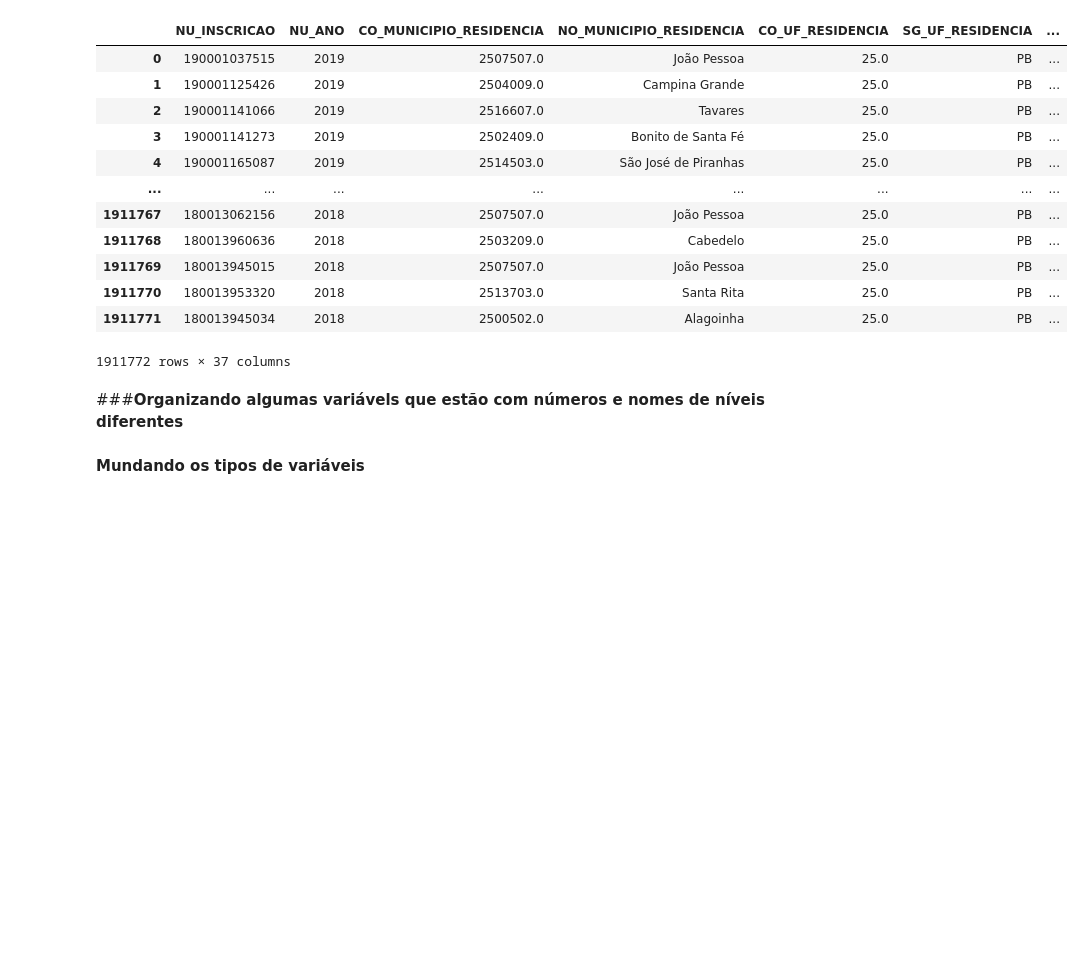
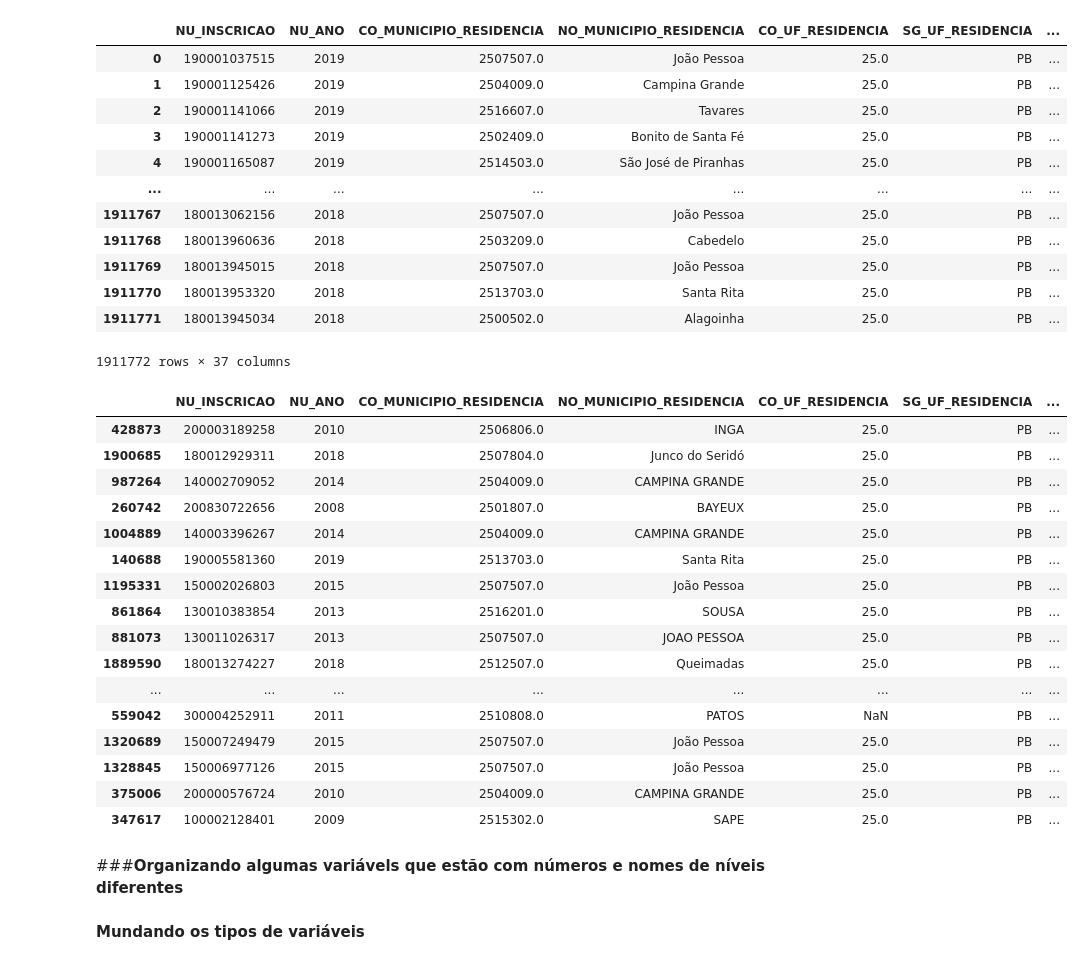
Before and after one commit to mariaeco/ICD_project_Maria, a Jupyter notebook: ProjetoICD_OrganizacaoDadosTemporal.ipynb, the cells around one changed output. Drawn from its saved outputs; the diff is of its cells as text; code cells hidden in the pictures; blank space fills up the shorter version.

```diff
--- a/ProjetoICD_OrganizacaoDadosTemporal.ipynb
+++ b/ProjetoICD_OrganizacaoDadosTemporal.ipynb
@@ -1595,6 +1727,20 @@ enem_ano.rename(columns = {'Q001':'Q1',
 # FAZENDO UMA GAMBIARRA AQUI, CRIANDO O TP_PRESENCA A PARTIR DO DADO DO TP_PRESENCA_MT, q é no segundo dia.
 enem_ano.rename({'TP_PRESENCA_MT':'TP_PRESENCA'}, axis=1, inplace=True)
 
+
+#FORCANDO O TIPO DE VARIÁVEL
+enem_ano.NU_NOTA_CN = pd.to_numeric(enem_ano.NU_NOTA_CN, errors='coerce')
+enem_ano.NU_NOTA_CH = pd.to_numeric(enem_ano.NU_NOTA_CH, errors='coerce')
+enem_ano.NU_NOTA_LC = pd.to_numeric(enem_ano.NU_NOTA_LC, errors='coerce')
+enem_ano.NU_NOTA_MT = pd.to_numeric(enem_ano.NU_NOTA_MT, errors='coerce')
+enem_ano.NU_NOTA_COMP1 = pd.to_numeric(enem_ano.NU_NOTA_COMP1, errors='coerce')
+enem_ano.NU_NOTA_COMP2 = pd.to_numeric(enem_ano.NU_NOTA_COMP2, errors='coerce')
+enem_ano.NU_NOTA_COMP3 = pd.to_numeric(enem_ano.NU_NOTA_COMP3, errors='coerce')
+enem_ano.NU_NOTA_COMP4 = pd.to_numeric(enem_ano.NU_NOTA_COMP4, errors='coerce')
+enem_ano.NU_NOTA_COMP5 = pd.to_numeric(enem_ano.NU_NOTA_COMP5, errors='coerce')
+enem_ano.NU_NOTA_REDACAO = pd.to_numeric(enem_ano.NU_NOTA_REDACAO, errors='coerce')
+
+
 # CALCULANDO A MEDIA
 
 enem_ano["NU_NOTA_OBJETIVA"] = enem_ano[['NU_NOTA_CN','NU_NOTA_CH','NU_NOTA_LC', 'NU_NOTA_MT']].mean(axis=1)
@@ -1676,6 +1822,20 @@ enem_ano.rename(columns = {'Q001':'Q1',
 # FAZENDO UMA GAMBIARRA AQUI, CRIANDO O TP_PRESENCA A PARTIR DO DADO DO TP_PRESENCA_MT, q é no segundo dia.
 enem_ano.rename({'TP_PRESENCA_MT':'TP_PRESENCA'}, axis=1, inplace=True)
 
+
+#FORCANDO O TIPO DE VARIÁVEL
+enem_ano.NU_NOTA_CN = pd.to_numeric(enem_ano.NU_NOTA_CN, errors='coerce')
+enem_ano.NU_NOTA_CH = pd.to_numeric(enem_ano.NU_NOTA_CH, errors='coerce')
+enem_ano.NU_NOTA_LC = pd.to_numeric(enem_ano.NU_NOTA_LC, errors='coerce')
+enem_ano.NU_NOTA_MT = pd.to_numeric(enem_ano.NU_NOTA_MT, errors='coerce')
+enem_ano.NU_NOTA_COMP1 = pd.to_numeric(enem_ano.NU_NOTA_COMP1, errors='coerce')
+enem_ano.NU_NOTA_COMP2 = pd.to_numeric(enem_ano.NU_NOTA_COMP2, errors='coerce')
+enem_ano.NU_NOTA_COMP3 = pd.to_numeric(enem_ano.NU_NOTA_COMP3, errors='coerce')
+enem_ano.NU_NOTA_COMP4 = pd.to_numeric(enem_ano.NU_NOTA_COMP4, errors='coerce')
+enem_ano.NU_NOTA_COMP5 = pd.to_numeric(enem_ano.NU_NOTA_COMP5, errors='coerce')
+enem_ano.NU_NOTA_REDACAO = pd.to_numeric(enem_ano.NU_NOTA_REDACAO, errors='coerce')
+
+
 # CALCULANDO A MEDIA
 
 enem_ano["NU_NOTA_OBJETIVA"] = enem_ano[['NU_NOTA_CN','NU_NOTA_CH','NU_NOTA_LC', 'NU_NOTA_MT']].mean(axis=1)
@@ -1757,6 +1917,20 @@ enem_ano.rename(columns = {'Q001':'Q1',
 # FAZENDO UMA GAMBIARRA AQUI, CRIANDO O TP_PRESENCA A PARTIR DO DADO DO TP_PRESENCA_MT, q é no segundo dia.
 enem_ano.rename({'TP_PRESENCA_MT':'TP_PRESENCA'}, axis=1, inplace=True)
 
+
+#FORCANDO O TIPO DE VARIÁVEL
+enem_ano.NU_NOTA_CN = pd.to_numeric(enem_ano.NU_NOTA_CN, errors='coerce')
+enem_ano.NU_NOTA_CH = pd.to_numeric(enem_ano.NU_NOTA_CH, errors='coerce')
+enem_ano.NU_NOTA_LC = pd.to_numeric(enem_ano.NU_NOTA_LC, errors='coerce')
+enem_ano.NU_NOTA_MT = pd.to_numeric(enem_ano.NU_NOTA_MT, errors='coerce')
+enem_ano.NU_NOTA_COMP1 = pd.to_numeric(enem_ano.NU_NOTA_COMP1, errors='coerce')
+enem_ano.NU_NOTA_COMP2 = pd.to_numeric(enem_ano.NU_NOTA_COMP2, errors='coerce')
+enem_ano.NU_NOTA_COMP3 = pd.to_numeric(enem_ano.NU_NOTA_COMP3, errors='coerce')
+enem_ano.NU_NOTA_COMP4 = pd.to_numeric(enem_ano.NU_NOTA_COMP4, errors='coerce')
+enem_ano.NU_NOTA_COMP5 = pd.to_numeric(enem_ano.NU_NOTA_COMP5, errors='coerce')
+enem_ano.NU_NOTA_REDACAO = pd.to_numeric(enem_ano.NU_NOTA_REDACAO, errors='coerce')
+
+
 # CALCULANDO A MEDIA
 
 enem_ano["NU_NOTA_OBJETIVA"] = enem_ano[['NU_NOTA_CN','NU_NOTA_CH','NU_NOTA_LC', 'NU_NOTA_MT']].mean(axis=1)
@@ -1911,6 +2085,26 @@ resultado.rename(columns = {'Q1': 'Escolaridade_Pai',
                            'Q24': 'Computador',
                            'Q25':'Internet'},
                 inplace = True)
+# %%
+ resultado.sample(20)
+# %% [output]
+|  | NU_INSCRICAO | NU_ANO | CO_MUNICIPIO_RESIDENCIA | NO_MUNICIPIO_RESIDENCIA | CO_UF_RESIDENCIA | SG_UF_RESIDENCIA | ... |
+| 428873 | 200003189258 | 2010 | 2506806.0 | INGA | 25.0 | PB | ... |
+| 1900685 | 180012929311 | 2018 | 2507804.0 | Junco do Seridó | 25.0 | PB | ... |
+| 987264 | 140002709052 | 2014 | 2504009.0 | CAMPINA GRANDE | 25.0 | PB | ... |
+| 260742 | 200830722656 | 2008 | 2501807.0 | BAYEUX | 25.0 | PB | ... |
+| 1004889 | 140003396267 | 2014 | 2504009.0 | CAMPINA GRANDE | 25.0 | PB | ... |
+| 140688 | 190005581360 | 2019 | 2513703.0 | Santa Rita | 25.0 | PB | ... |
+| 1195331 | 150002026803 | 2015 | 2507507.0 | João Pessoa | 25.0 | PB | ... |
+| 861864 | 130010383854 | 2013 | 2516201.0 | SOUSA | 25.0 | PB | ... |
+| 881073 | 130011026317 | 2013 | 2507507.0 | JOAO PESSOA | 25.0 | PB | ... |
+| 1889590 | 180013274227 | 2018 | 2512507.0 | Queimadas | 25.0 | PB | ... |
+| ... | ... | ... | ... | ... | ... | ... | ... |
+| 559042 | 300004252911 | 2011 | 2510808.0 | PATOS | NaN | PB | ... |
+| 1320689 | 150007249479 | 2015 | 2507507.0 | João Pessoa | 25.0 | PB | ... |
+| 1328845 | 150006977126 | 2015 | 2507507.0 | João Pessoa | 25.0 | PB | ... |
+| 375006 | 200000576724 | 2010 | 2504009.0 | CAMPINA GRANDE | 25.0 | PB | ... |
+| 347617 | 100002128401 | 2009 | 2515302.0 | SAPE | 25.0 | PB | ... |
 # %% [markdown]
 ###**Organizando algumas variávels que estão com números e nomes de níveis diferentes**
 # %%
```
Also changed, not shown: parts of 14 cells of this notebook.
